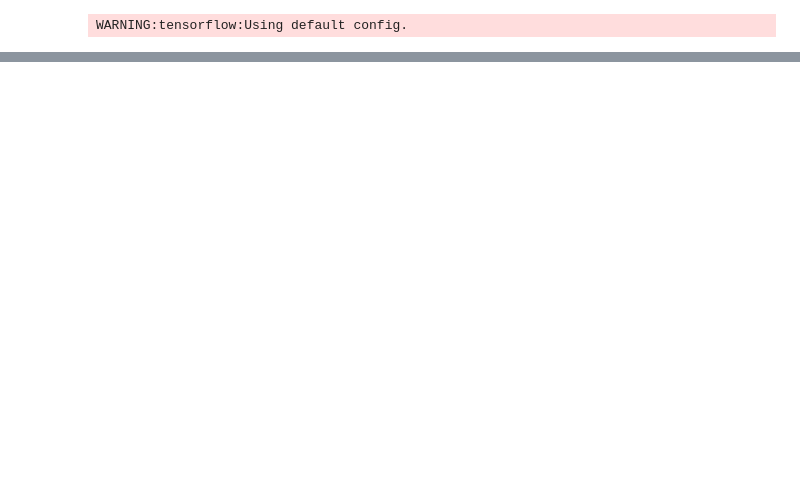
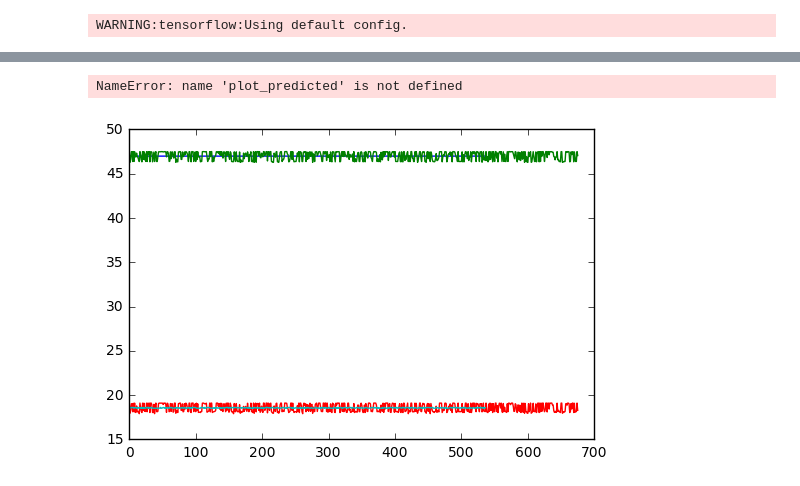
Before and after one commit to evelkey/cleverAd, a Jupyter notebook: predictor.ipynb, the cells around one changed output, grey strips where cells are left out. Saved outputs shown, nothing was run; the diff lists cells and outputs as text; code cells hidden in the pictures; blank space fills up the shorter version.

```diff
--- a/predictor.ipynb
+++ b/predictor.ipynb
@@ -74,6 +48,10 @@ validation_monitor = learn.monitors.ValidationMonitor(X['val'], y['val'],
+# %%
+train_z=train_y[:,0]
+train_w=train_y[:,1]
 # %%
+X, y = generate_data(train_z,train_x, TIMESTEPS, seperate=False)
+
 regressor.fit(X['train'], y['train'],
-              monitors=[validation_monitor],
               batch_size=BATCH_SIZE,
               steps=TRAINING_STEPS)
 # %% [output]
@@ -83,0 +62,5 @@ KeyboardInterrupt:
+# %%
+predictedz = regressor.predict(X['train'])
+rmse = np.sqrt(((predictedz - y['train']) ** 2).mean(axis=0))
+score = mean_squared_error(predictedz, y['train'])
+print ("MSE: %f" % score)
@@ -83,0 +77,11 @@ KeyboardInterrupt:
+# %%
+X, y = generate_data(train_w,train_x, TIMESTEPS, seperate=False)
+
+regressor.fit(X['train'], y['train'],
+              batch_size=BATCH_SIZE,
+              steps=TRAINING_STEPS)
+
+predictedw = regressor.predict(X['train'])
+rmse = np.sqrt(((predictedw - y['train']) ** 2).mean(axis=0))
+score = mean_squared_error(predictedw, y['train'])
+print ("MSE: %f" % score)
@@ -83,0 +103,9 @@ KeyboardInterrupt:
+# %%
+plot_predictedz, = plt.plot(predictedz, label='predictedz')
+plot_z, = plt.plot(train_z, label='train_z')
+plot_w, = plt.plot(train_w, label='train_w')
+plot_predw, =plt.plot(predictedw, label='predictedw')
+plt.legend(handles=[plot_predicted, plot_z,plot_w,plot_predw])
+# %% [output]
+NameError: name 'plot_predicted' is not defined
+[figure, added]
```
Also changed, not shown: parts of 8 cells of this notebook, 14 other files.
